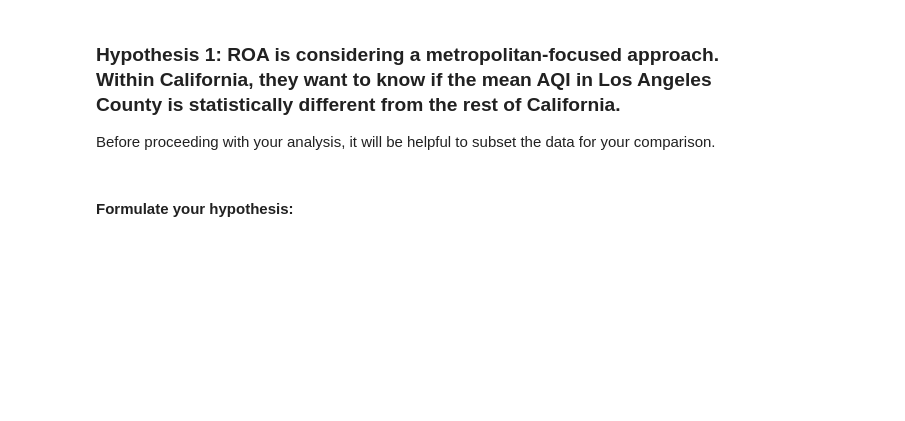
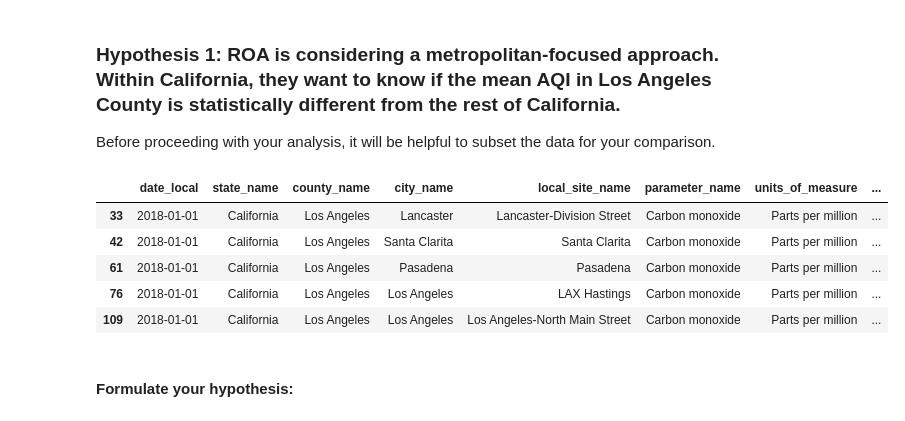
Before and after one commit to ninaperlmutter/Data-Analytics-for-Economics, a Jupyter notebook: Mini Project 5/Mini Project 5-5 Explore Hypothesis Testing.ipynb, the cells around one changed output. Cells and saved outputs as stored; diff of their text form; code cells hidden in the pictures; blank space fills up the shorter version.

```diff
--- a/Mini Project 5/Mini Project 5-5 Explore Hypothesis Testing.ipynb
+++ b/Mini Project 5/Mini Project 5-5 Explore Hypothesis Testing.ipynb
@@ -66,8 +135,20 @@ Before you proceed, recall the following steps for conducting hypothesis testing
 Before proceeding with your analysis, it will be helpful to subset the data for your comparison.
 # %%
 # Create dataframes for each sample being compared in your test
+
+california = epa_data[epa_data['state_name'] == "California"]
+los_angeles = epa_data[epa_data['county_name'] == "Los Angeles"]
 # %%
 # Check head
+
+los_angeles.head()
+# %% [output]
+|  | date_local | state_name | county_name | city_name | local_site_name | parameter_name | units_of_measure | ... |
+| 33 | 2018-01-01 | California | Los Angeles | Lancaster | Lancaster-Division Street | Carbon monoxide | Parts per million | ... |
+| 42 | 2018-01-01 | California | Los Angeles | Santa Clarita | Santa Clarita | Carbon monoxide | Parts per million | ... |
+| 61 | 2018-01-01 | California | Los Angeles | Pasadena | Pasadena | Carbon monoxide | Parts per million | ... |
+| 76 | 2018-01-01 | California | Los Angeles | Los Angeles | LAX Hastings | Carbon monoxide | Parts per million | ... |
+| 109 | 2018-01-01 | California | Los Angeles | Los Angeles | Los Angeles-North Main Street | Carbon monoxide | Parts per million | ... |
 # %% [markdown]
 #### Formulate your hypothesis:
 # %% [markdown]
```
Also changed, not shown: parts of 33 cells of this notebook, 2 other files.
